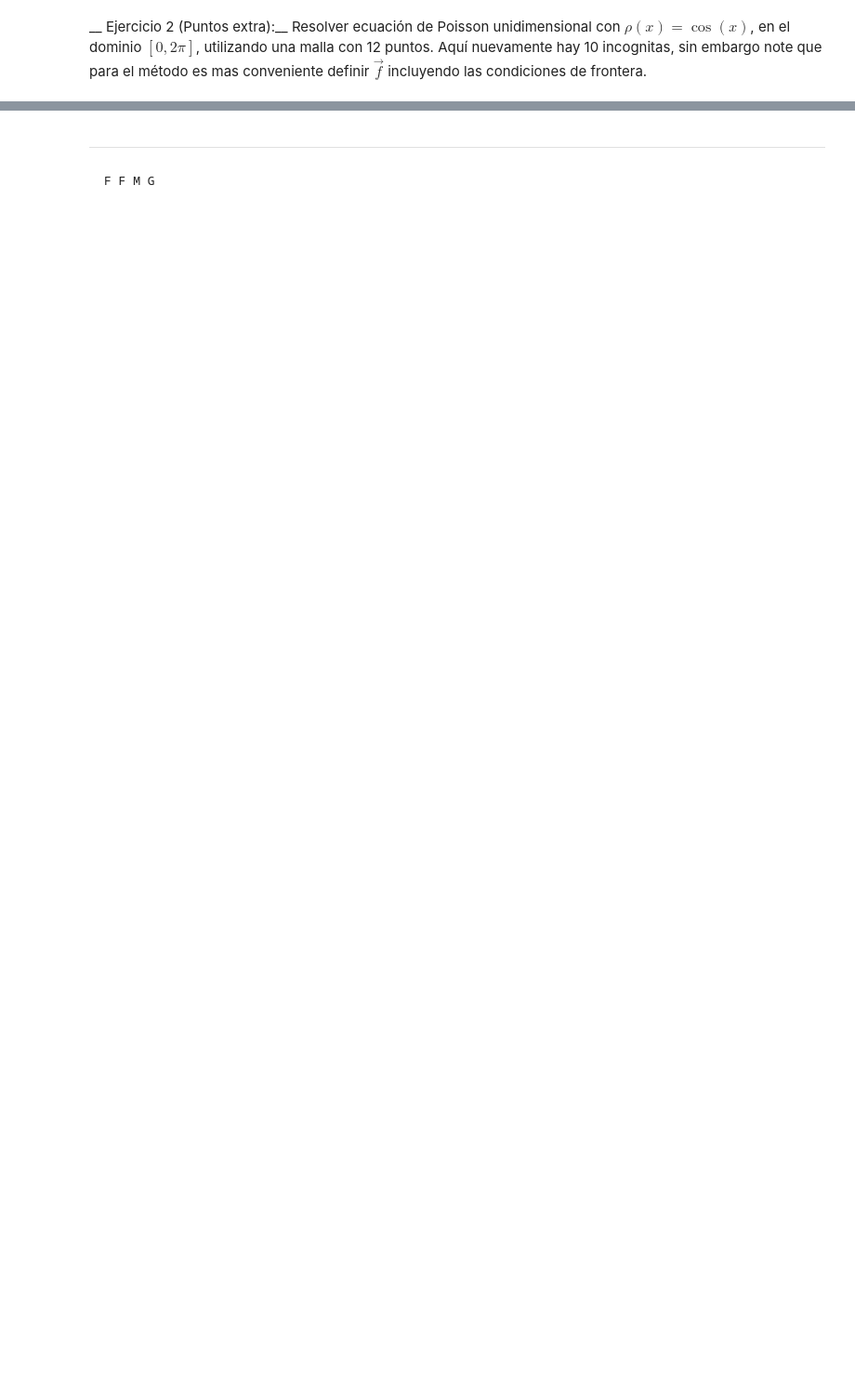
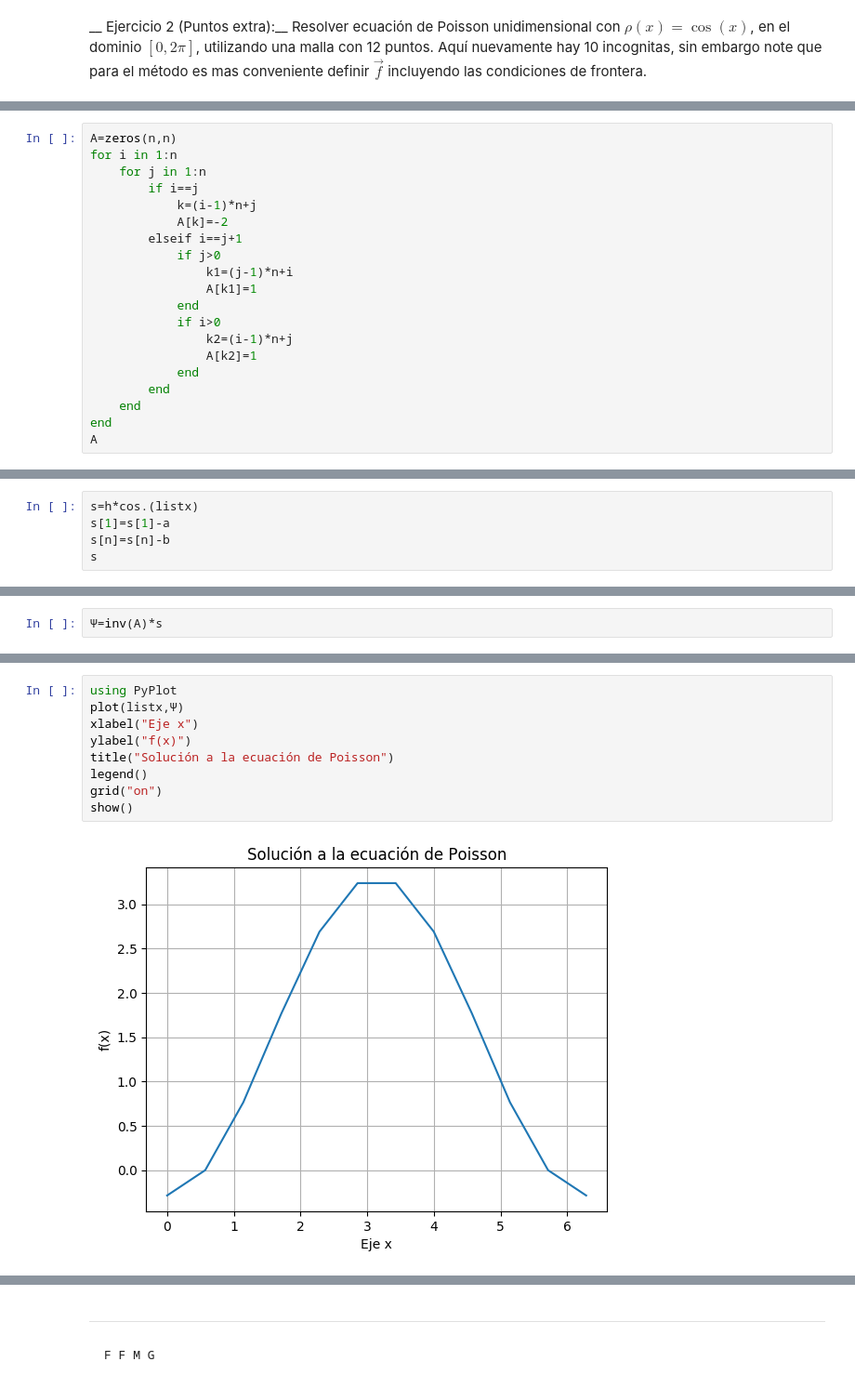
Before and after one commit to PhysFruu/Fisica_Computacional, a Jupyter notebook: Tarea_20_Parciales.ipynb, the cells around one changed output, grey strips where cells are left out. Shown at 93% size. Cells and saved outputs as stored; diff of their text form; blank space fills up the shorter version.

```diff
--- a/Tarea_20_Parciales.ipynb
+++ b/Tarea_20_Parciales.ipynb
@@ -204,0 +263,20 @@ __ Ejercicio 2 (Puntos extra):__ Resolver ecuación de Poisson unidimensional co
+# %%
+A=zeros(n,n)
+for i in 1:n
+    for j in 1:n
+        if i==j
+            k=(i-1)*n+j
+            A[k]=-2
+        elseif i==j+1
+            if j>0
+                k1=(j-1)*n+i
+                A[k1]=1
+            end
+            if i>0
+                k2=(i-1)*n+j
+                A[k2]=1
+            end
+        end
+    end
+end
+A
@@ -204,0 +297,5 @@ __ Ejercicio 2 (Puntos extra):__ Resolver ecuación de Poisson unidimensional co
+# %%
+s=h*cos.(listx)
+s[1]=s[1]-a
+s[n]=s[n]-b
+s
@@ -204,0 +316,2 @@ __ Ejercicio 2 (Puntos extra):__ Resolver ecuación de Poisson unidimensional co
+# %%
+Ψ=inv(A)*s
@@ -205 +332,12 @@ __ Ejercicio 2 (Puntos extra):__ Resolver ecuación de Poisson unidimensional co
+# %%
+using PyPlot
+plot(listx,Ψ)
+xlabel("Eje x")
+ylabel("f(x)")
+title("Solución a la ecuación de Poisson")
+legend()
+grid("on")
+show()
+# %% [output]
+[figure, added]
 # %% [markdown]
```
Also changed, not shown: parts of 17 cells of this notebook.
